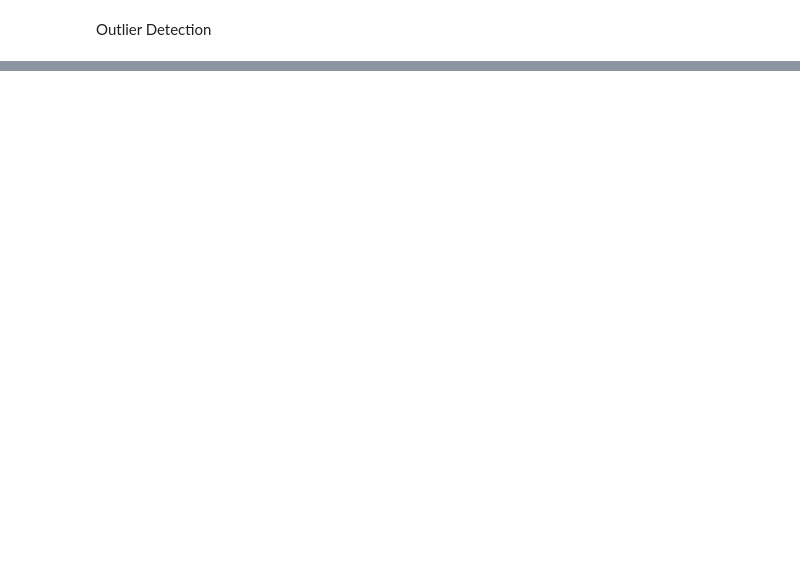
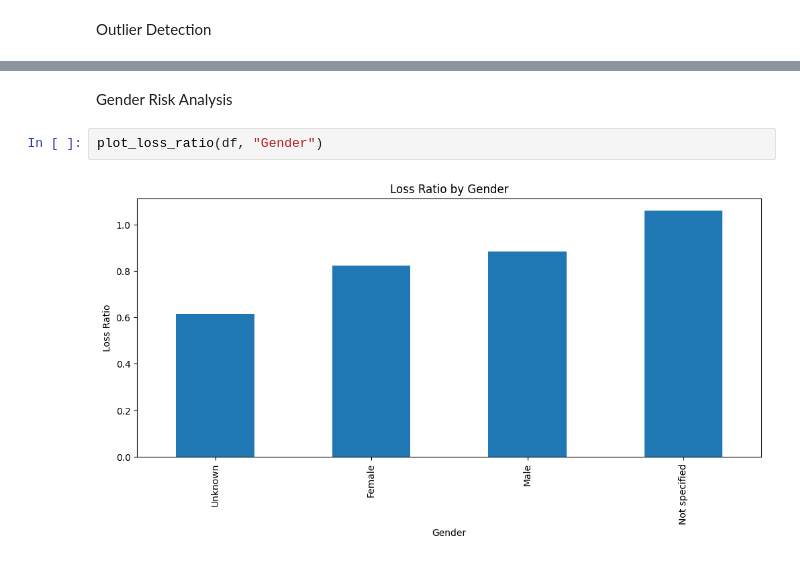
Before and after one commit to melimhur-eng/insurance-risk-analytics, a Jupyter notebook: notebooks/01_eda.ipynb, the cells around one changed output, grey strips where cells are left out. Cells and saved outputs as stored; diff of their text form; blank space fills up the shorter version.

```diff
--- a/notebooks/01_eda.ipynb
+++ b/notebooks/01_eda.ipynb
@@ -74,0 +114,6 @@ Temporal Trends
+# %% [markdown]
+Gender Risk Analysis
+# %%
+plot_loss_ratio(df, "Gender")
+# %% [output]
+[figure, added]
```
Also changed, not shown: parts of 28 cells of this notebook, 2 other files.
